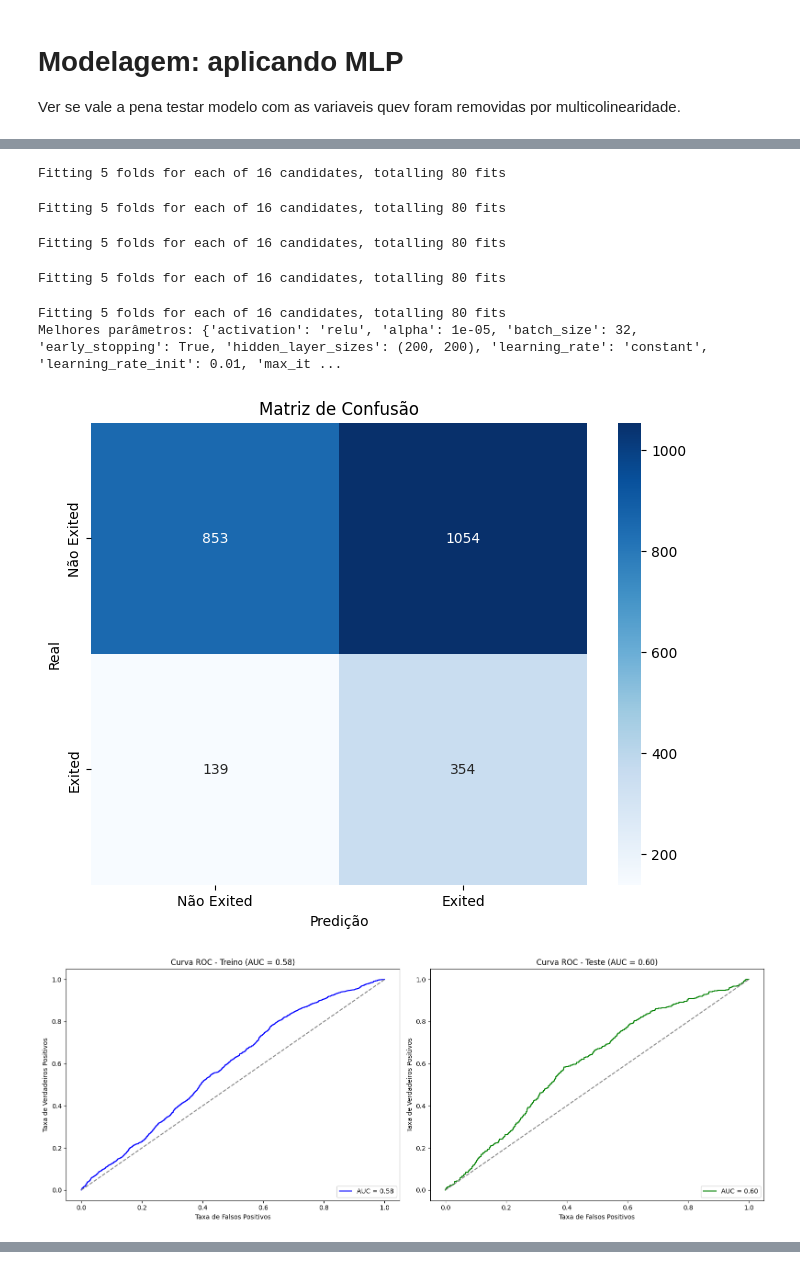
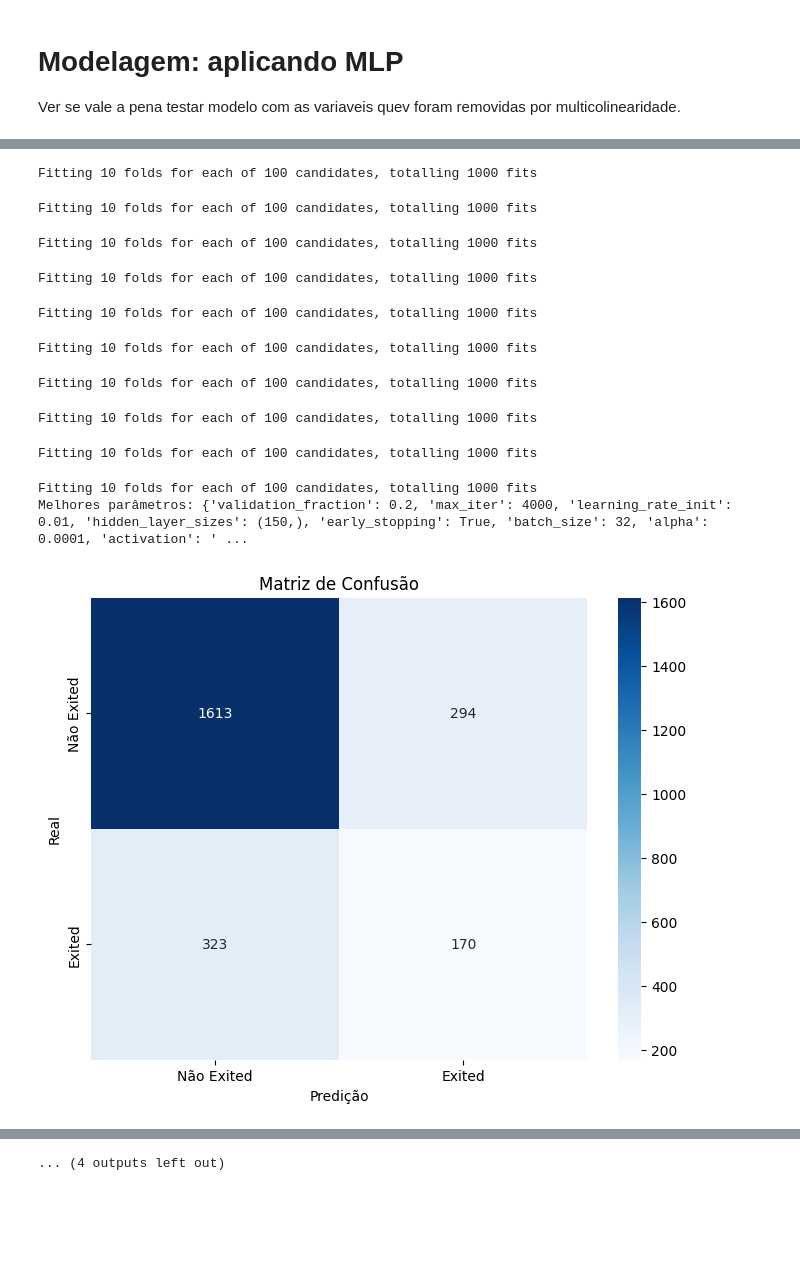
Before and after one commit to JGeovaniCorreia/Ciencia_de_dados, a Jupyter notebook: Churn_predict/bank-customer-churn-eda-mlp.ipynb, the cells around one changed output, grey strips where cells are left out. Drawn from its saved outputs; the diff is of its cells as text; code cells hidden in the pictures; blank space fills up the shorter version.

```diff
--- a/Churn_predict/bank-customer-churn-eda-mlp.ipynb
+++ b/Churn_predict/bank-customer-churn-eda-mlp.ipynb
@@ -765,7 +765,7 @@ print("MLP - Multi-Layer Perceptron (Aprimorado)")
 print('------------------------')
 
 from tqdm import tqdm
-from sklearn.model_selection import StratifiedKFold, GridSearchCV
+from sklearn.model_selection import StratifiedKFold, RandomizedSearchCV
 from sklearn.metrics import (
     accuracy_score, precision_score, recall_score, f1_score, roc_auc_score,
     classification_report, confusion_matrix, roc_curve
@@ -777,19 +777,28 @@ from datetime import datetime, timedelta
 import numpy as np
 from imblearn.over_sampling import SMOTE
 
+from sklearn.model_selection import StratifiedKFold, RandomizedSearchCV
+from sklearn.metrics import (
+    accuracy_score, precision_score, recall_score, f1_score, roc_auc_score,
+    classification_report, confusion_matrix, roc_curve
+)
+from sklearn.neural_network import MLPClassifier
+import matplotlib.pyplot as plt
+import seaborn as sns
+from imblearn.over_sampling import SMOTE
+from datetime import datetime, timedelta
+
 # Redefinindo o grid de parâmetros
 param_grid = {
-    'hidden_layer_sizes': [(200,200),(400,400)],
-    'activation': ['relu'],
-    'solver': ['adam'],
-    'alpha': [1e-6, 1e-5],
-    'learning_rate': ['constant', 'adaptive'],
-    'learning_rate_init': [0.01],
-    'max_iter': [6000],
-    'batch_size': [32],
-    'momentum': [0.8, 0.85],
+    'hidden_layer_sizes': [(50,), (100,), (150,), (200,),(500,)],
+    'activation': ['relu', 'tanh'],
+    'alpha': [1e-4,1e-2],  # Aumentando a regularização
+    'learning_rate_init': [1e-4, 1e-5, 1e-6],
+    'learning_rate_init': [0.001, 0.01],
+    'max_iter': [3000,4000],
+    'batch_size': [16, 32],
     'early_stopping': [True],
-    'validation_fraction': [0.2],
+    'validation_fraction': [0.1,0.2]
 }
 
 # Aplicando SMOTE para balancear as classes no conjunto de treinamento
@@ -805,36 +814,38 @@ y_train_resampled = pd.Series(y_train_resampled)
 mlp = MLPClassifier(random_state=42)
 
 # Usando validação cruzada estratificada
-cv = StratifiedKFold(n_splits=5, shuffle=True, random_state=42)
+cv = StratifiedKFold(n_splits=10, shuffle=True, random_state=42)
 
-# Configurando o GridSearchCV
-grid_search = GridSearchCV(
+# Configurando o RandomizedSearchCV
+random_search  = RandomizedSearchCV(
     estimator=mlp,
-    param_grid=param_grid,
+    param_distributions=param_grid,
+    n_iter=100,  # Número de combinações aleatórias
     cv=cv,
     n_jobs=-1,
-    verbose=1,
-    scoring='roc_auc'
+    verbose=2,
+    scoring='roc_auc',
+    random_state=42
 )
 
 # Inicializando a barra de progresso para cada fold
-fold_bar = tqdm(total=5, desc="Fold Progress", ncols=100, position=0)
+fold_bar = tqdm(total=10, desc="Fold Progress", ncols=100, position=0)
 
 # Função que substitui o comportamento de GridSearchCV para atualizações de progresso
 def fit_with_progress(X_train_resampled, y_train_resampled):
     # Dividindo o treino em 3 folds
     for fold_idx, (train_idx, val_idx) in enumerate(cv.split(X_train_resampled, y_train_resampled)):
-        fold_bar.set_description(f"Fold {fold_idx + 1} de 5")
+        fold_bar.set_description(f"Fold {fold_idx + 1} de 10")
         fold_bar.update(1)  # Atualiza a barra de progresso do fold
 
         X_train_fold, X_val_fold = X_train_resampled.iloc[train_idx], X_train_resampled.iloc[val_idx]
         y_train_fold, y_val_fold = y_train_resampled.iloc[train_idx], y_train_resampled.iloc[val_idx]
 
         # Ajustando o GridSearchCV
-        grid_search.fit(X_train_fold, y_train_fold)
+        random_search.fit(X_train_fold, y_train_fold)
 
         # Iterando sobre os melhores parâmetros após o ajuste
-        for params in grid_search.cv_results_['params']:
+        for params in random_search.cv_results_['params']:
             mlp.set_params(**params)  # Ajustando os parâmetros do modelo
             mlp.fit(X_train_fold, y_train_fold)
 
@@ -842,10 +853,10 @@ def fit_with_progress(X_train_resampled, y_train_resampled):
 fit_with_progress(X_train_resampled, y_train_resampled)
 
 # Recuperando o melhor modelo
-best_model = grid_search.best_estimator_
+best_model = random_search .best_estimator_
 
 # Exibindo os melhores parâmetros encontrados
-print(f"Melhores parâmetros: {grid_search.best_params_}")
+print(f"Melhores parâmetros: {random_search.best_params_}")
 
 # Previsões e probabilidades para treino e teste
 y_train_pred = best_model.predict(X_train_resampled)
@@ -939,12 +950,16 @@ Início: 2025-01-02 03:14:19.173643
 ------------------------
 ------------------------
 MLP - Multi-Layer Perceptron (Aprimorado)
 ------------------------
-Fitting 5 folds for each of 16 candidates, totalling 80 fits
+Fitting 10 folds for each of 100 candidates, totalling 1000 fits
-Fitting 5 folds for each of 16 candidates, totalling 80 fits
+Fitting 10 folds for each of 100 candidates, totalling 1000 fits
-Fitting 5 folds for each of 16 candidates, totalling 80 fits
+Fitting 10 folds for each of 100 candidates, totalling 1000 fits
-Fitting 5 folds for each of 16 candidates, totalling 80 fits
+Fitting 10 folds for each of 100 candidates, totalling 1000 fits
-Fitting 5 folds for each of 16 candidates, totalling 80 fits
-Melhores parâmetros: {'activation': 'relu', 'alpha': 1e-05, 'batch_size': 32, 'early_stopping': True, 'hidden_layer_sizes': (200, 200), 'learning_rate': 'constant', 'learning_rate_init': 0.01, 'max_it ...
+Fitting 10 folds for each of 100 candidates, totalling 1000 fits
+Fitting 10 folds for each of 100 candidates, totalling 1000 fits
+Fitting 10 folds for each of 100 candidates, totalling 1000 fits
+Fitting 10 folds for each of 100 candidates, totalling 1000 fits
+Fitting 10 folds for each of 100 candidates, totalling 1000 fits
+Fitting 10 folds for each of 100 candidates, totalling 1000 fits
+Melhores parâmetros: {'validation_fraction': 0.2, 'max_iter': 4000, 'learning_rate_init': 0.01, 'hidden_layer_sizes': (150,), 'early_stopping': True, 'batch_size': 32, 'alpha': 0.0001, 'activation': ' ...
-[figure, old version]
+[figure, new version]
-[figure, removed]
@@ -988,0 +966 @@ Fim: 2025-01-02 03:47:30.826756
+... (4 outputs left out)
```
Also changed, not shown: parts of 1 cell of this notebook.
